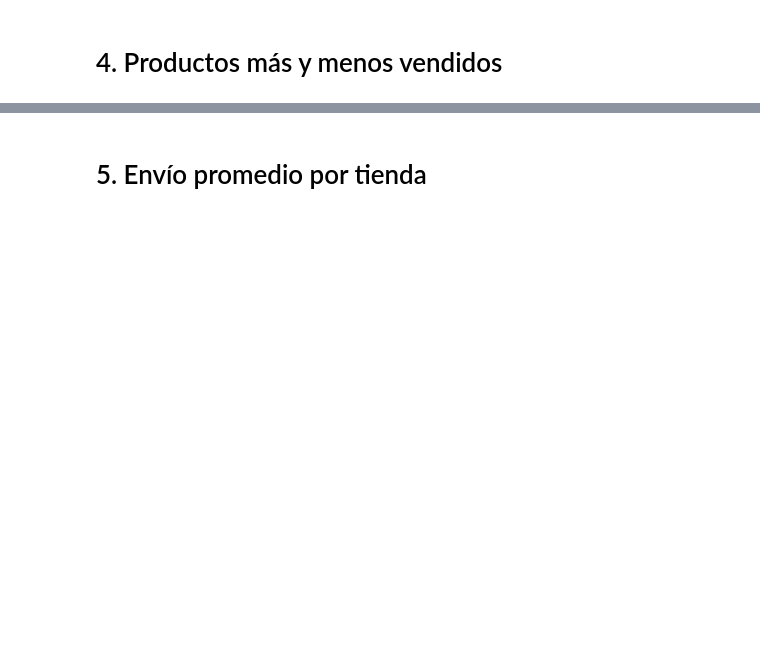
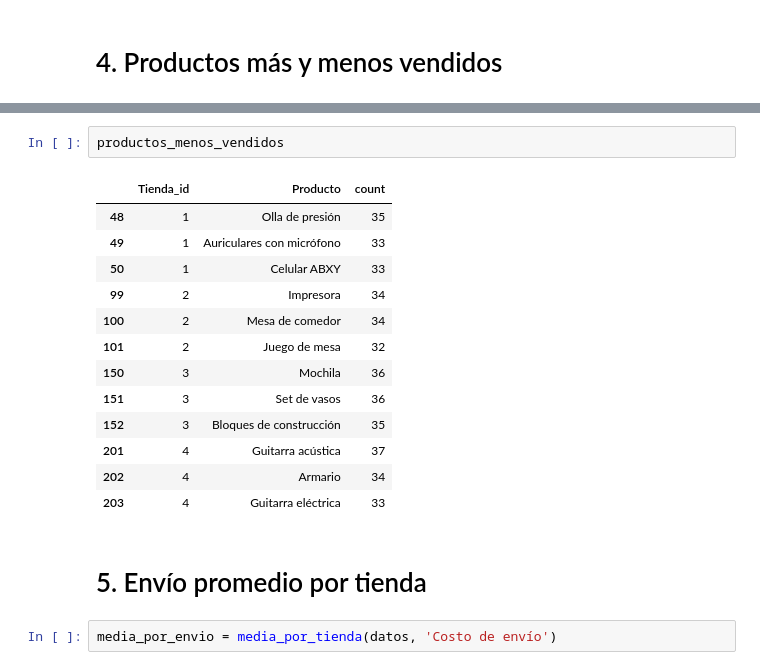
Before and after one commit to MiiguelHG/challenge-1-data-science-alura-latam, a Jupyter notebook: AluraStoreLatam.ipynb, the cells around one changed output, grey strips where cells are left out. Drawn from its saved outputs; the diff is of its cells as text; blank space fills up the shorter version.

```diff
--- a/AluraStoreLatam.ipynb
+++ b/AluraStoreLatam.ipynb
@@ -144,2 +167,20 @@ ValueError: No axis named count for object type DataFrame
+# %%
+productos_menos_vendidos
+# %% [output]
+|  | Tienda_id | Producto | count |
+| 48 | 1 | Olla de presión | 35 |
+| 49 | 1 | Auriculares con micrófono | 33 |
+| 50 | 1 | Celular ABXY | 33 |
+| 99 | 2 | Impresora | 34 |
+| 100 | 2 | Mesa de comedor | 34 |
+| 101 | 2 | Juego de mesa | 32 |
+| 150 | 3 | Mochila | 36 |
+| 151 | 3 | Set de vasos | 36 |
+| 152 | 3 | Bloques de construcción | 35 |
+| 201 | 4 | Guitarra acústica | 37 |
+| 202 | 4 | Armario | 34 |
+| 203 | 4 | Guitarra eléctrica | 33 |
 # %% [markdown]
 # 5. Envío promedio por tienda
+# %%
+media_por_envio = media_por_tienda(datos, 'Costo de envío')
```
Also changed, not shown: parts of 19 cells of this notebook.
